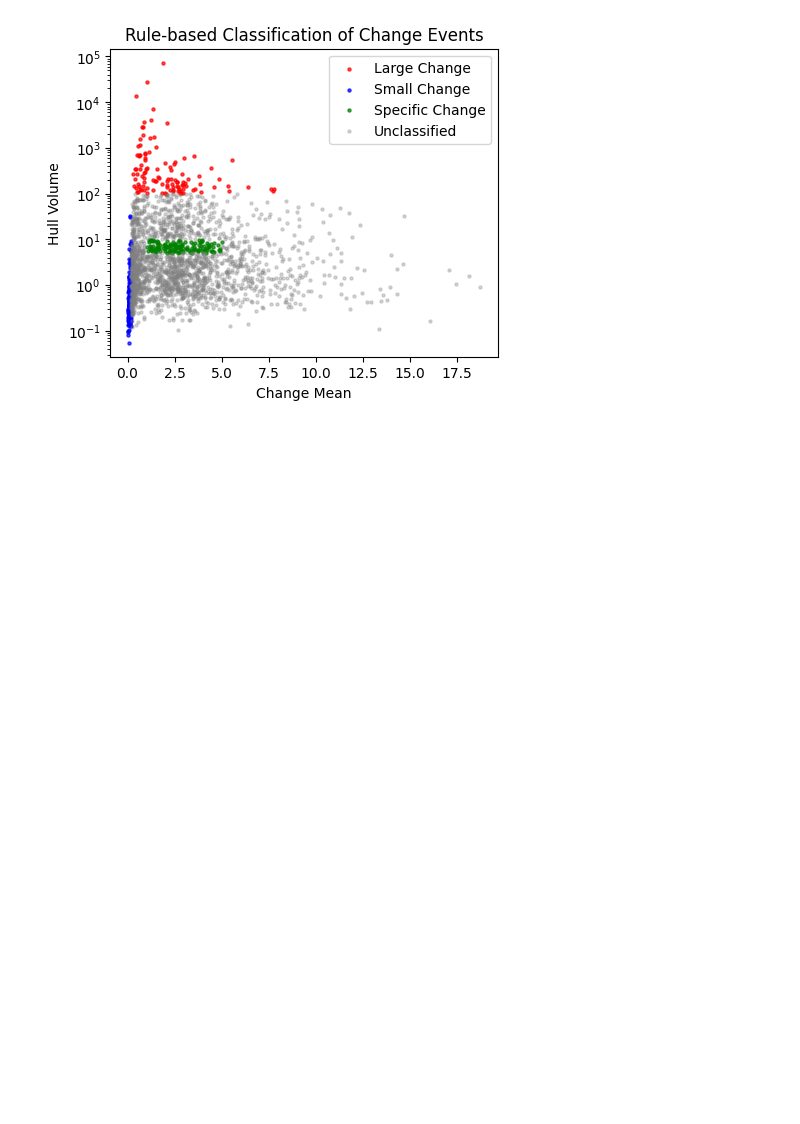
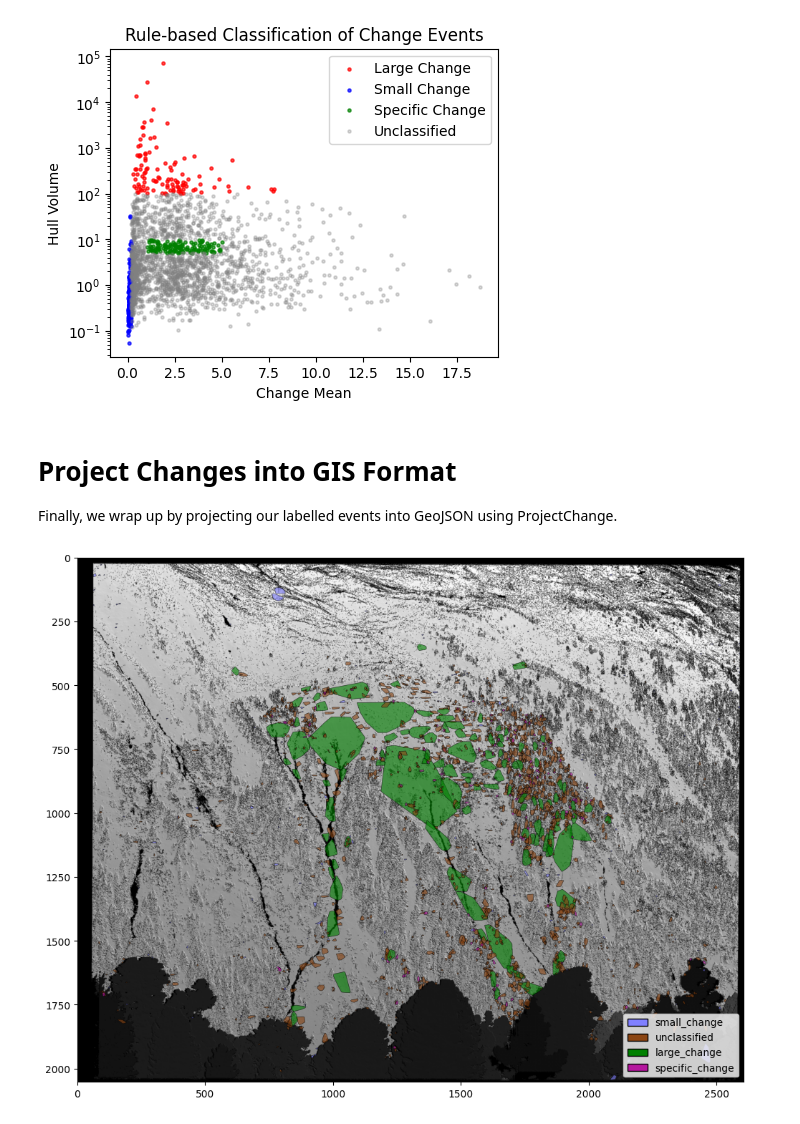
Before and after one commit to 3dgeo-heidelberg/AImon, a Jupyter notebook: docs/classification_of_change_events_rule_based.ipynb, the cells around one changed output. Saved outputs shown, nothing was run; the diff lists cells and outputs as text; code cells hidden in the pictures; blank space fills up the shorter version.

```diff
--- a/docs/classification_of_change_events_rule_based.ipynb
+++ b/docs/classification_of_change_events_rule_based.ipynb
@@ -113,3 +116,6 @@ plt.title('Rule‑based Classification of Change Events')
 plt.show()
 # %% [output]
 [figure]
+# %% [markdown]
+# Project Changes into GIS Format
+Finally, we wrap up by projecting our labelled events into GeoJSON using ProjectChange.
@@ -115,0 +136,8 @@ plt.show()
+# %%
+# Paths to the vector and raster files
+vector = "../test_data/out/change_events_labelled_rule_based_change_events_pixel.geojson"
+raster = "../test_data/RangeImage.tif"
+
+utilities.plot_change_events(vector, raster, 'event_type', ['#8080FF', '#8B4513', 'green', '#B5179E'])
+# %% [output]
+[figure, added]
```
Also changed, not shown: parts of 2 cells of this notebook, 3 other files.
